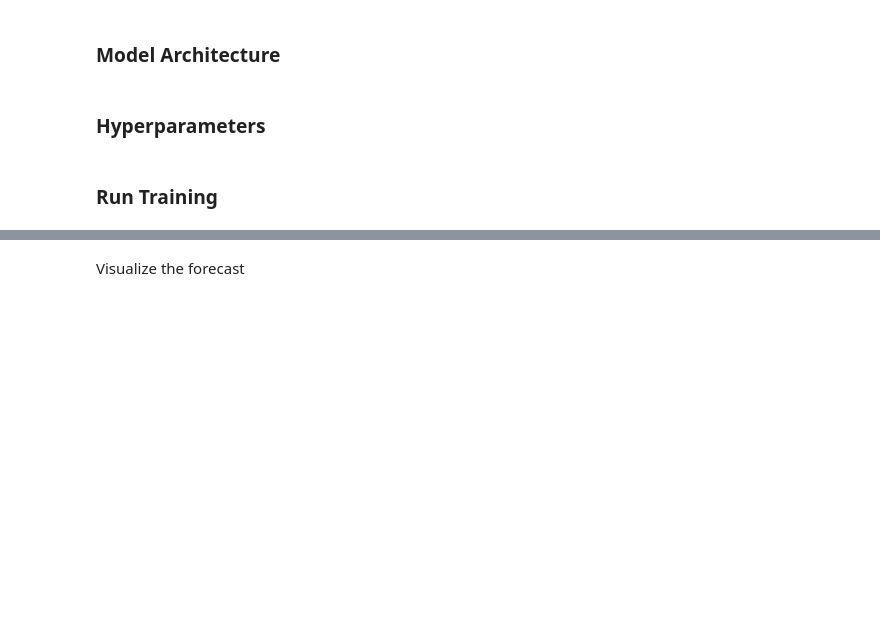
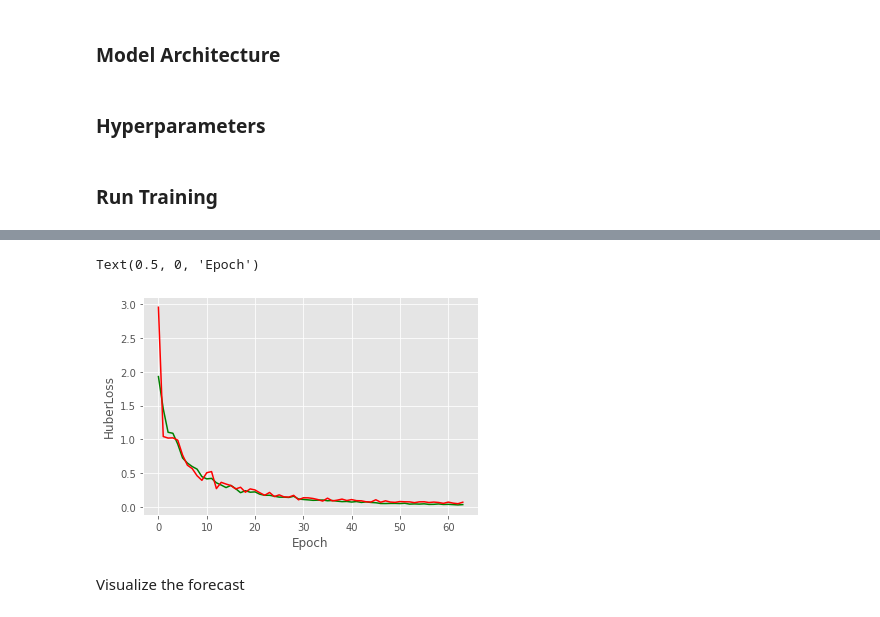
Before and after one commit to hanxiaokaka/Induced_seismic, a Jupyter notebook: notebooks/scinet/002. SCINet decatur.ipynb, the cells around one changed output, grey strips where cells are left out. Drawn from its saved outputs; the diff is of its cells as text; code cells hidden in the pictures; blank space fills up the shorter version.

```diff
--- a/notebooks/scinet/002. SCINet decatur.ipynb
+++ b/notebooks/scinet/002. SCINet decatur.ipynb
@@ -428,9 +248,12 @@ for epoch in tqdm(range(n_epoch)):
 # %%
 plt.plot(train_loss_vals, color='g', label='train')
 plt.plot(test_loss_vals, color='r', label='test')
 plt.ylabel('HuberLoss')
-plt.ylim([0,1])
+# plt.ylim([0,2])
 plt.xlabel('Epoch')
+# %% [output]
+Text(0.5, 0, 'Epoch')
+[figure, added]
 # %% [markdown]
 Visualize the forecast
 # %%
```
Also changed, not shown: parts of 13 cells of this notebook.
